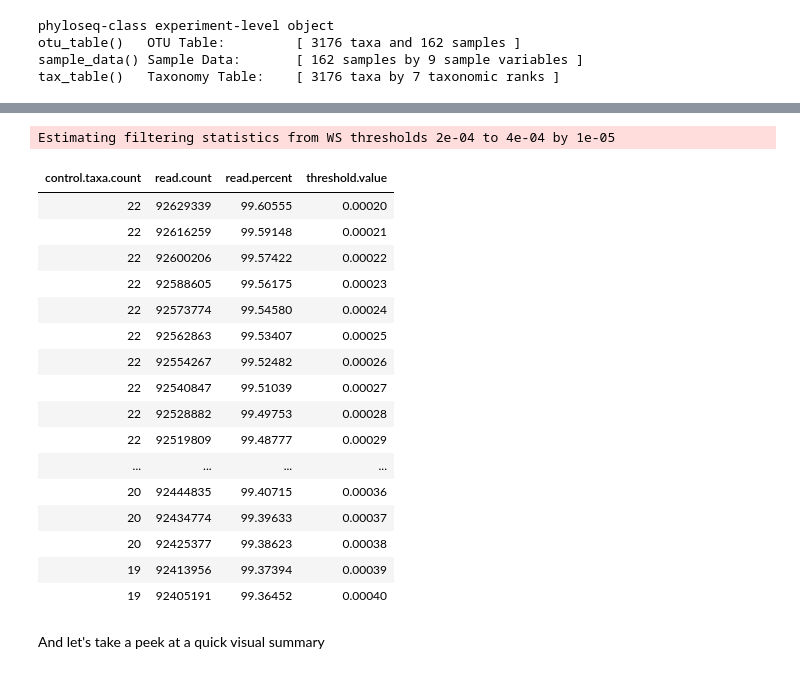
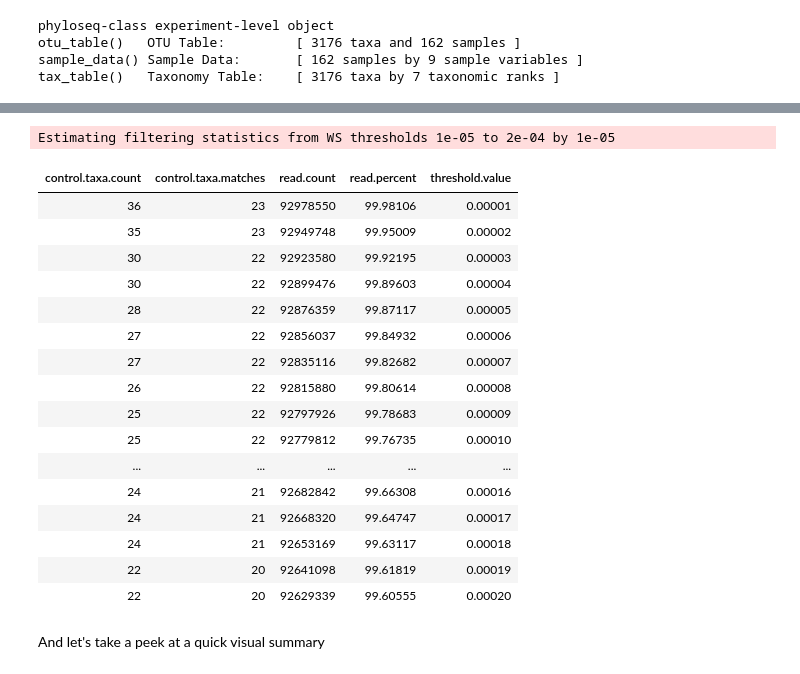
Before and after one commit to itsmisterbrown/microfiltR, a Jupyter notebook: README.ipynb, the cells around one changed output, grey strips where cells are left out. Saved outputs shown, nothing was run; the diff lists cells and outputs as text; code cells hidden in the pictures.

```diff
--- a/README.ipynb
+++ b/README.ipynb
@@ -128,25 +121,28 @@ The first step in our workflow is to estimate the threshold at which our data su
 </div>
 # %%
-(ws.threshold <- estimate.WSthreshold(ps = NI, WSrange = c(2e-4:4e-4, 1e-5), controlID = "pc1"))
+#load a FASTA file of full length 16S sequences for each operon of each community member
+mockf <- "/Users/bpb/Desktop/HMP_MOCK.v35.fasta"
+
+(ws.threshold <- estimate.WSthreshold(ps = NI, WSrange = c(1e-5:2e-4, 1e-5), controlID = "pc1", controlFASTA = mockf))
 # %% [output]
-Estimating filtering statistics from WS thresholds 2e-04 to 4e-04 by 1e-05
+Estimating filtering statistics from WS thresholds 1e-05 to 2e-04 by 1e-05
-| control.taxa.count | read.count | read.percent | threshold.value |
-| 22 | 92629339 | 99.60555 | 0.00020 |
-| 22 | 92616259 | 99.59148 | 0.00021 |
-| 22 | 92600206 | 99.57422 | 0.00022 |
-| 22 | 92588605 | 99.56175 | 0.00023 |
-| 22 | 92573774 | 99.54580 | 0.00024 |
-| 22 | 92562863 | 99.53407 | 0.00025 |
-| 22 | 92554267 | 99.52482 | 0.00026 |
-| 22 | 92540847 | 99.51039 | 0.00027 |
-| 22 | 92528882 | 99.49753 | 0.00028 |
-| 22 | 92519809 | 99.48777 | 0.00029 |
-| ... | ... | ... | ... |
-| 20 | 92444835 | 99.40715 | 0.00036 |
-| 20 | 92434774 | 99.39633 | 0.00037 |
-| 20 | 92425377 | 99.38623 | 0.00038 |
-| 19 | 92413956 | 99.37394 | 0.00039 |
-| 19 | 92405191 | 99.36452 | 0.00040 |
+| control.taxa.count | control.taxa.matches | read.count | read.percent | threshold.value |
+| 36 | 23 | 92978550 | 99.98106 | 0.00001 |
+| 35 | 23 | 92949748 | 99.95009 | 0.00002 |
+| 30 | 22 | 92923580 | 99.92195 | 0.00003 |
+| 30 | 22 | 92899476 | 99.89603 | 0.00004 |
+| 28 | 22 | 92876359 | 99.87117 | 0.00005 |
+| 27 | 22 | 92856037 | 99.84932 | 0.00006 |
+| 27 | 22 | 92835116 | 99.82682 | 0.00007 |
+| 26 | 22 | 92815880 | 99.80614 | 0.00008 |
+| 25 | 22 | 92797926 | 99.78683 | 0.00009 |
+| 25 | 22 | 92779812 | 99.76735 | 0.00010 |
+| ... | ... | ... | ... | ... |
+| 24 | 21 | 92682842 | 99.66308 | 0.00016 |
+| 24 | 21 | 92668320 | 99.64747 | 0.00017 |
+| 24 | 21 | 92653169 | 99.63117 | 0.00018 |
+| 22 | 20 | 92641098 | 99.61819 | 0.00019 |
+| 22 | 20 | 92629339 | 99.60555 | 0.00020 |
 # %% [markdown]
 And let's take a peek at a quick visual summary
 # %%
```
Also changed, not shown: parts of 30 cells of this notebook.
